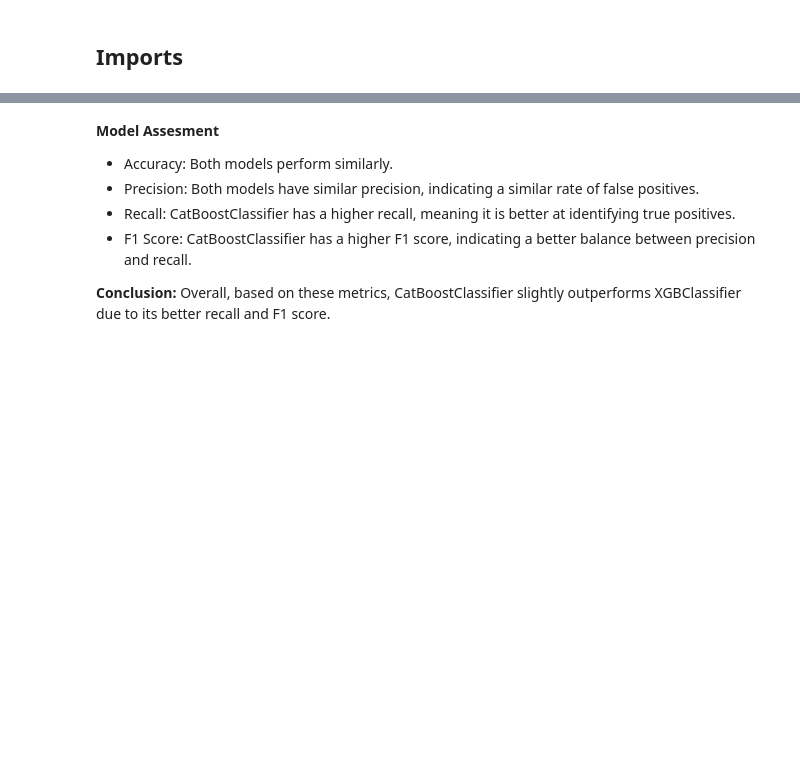
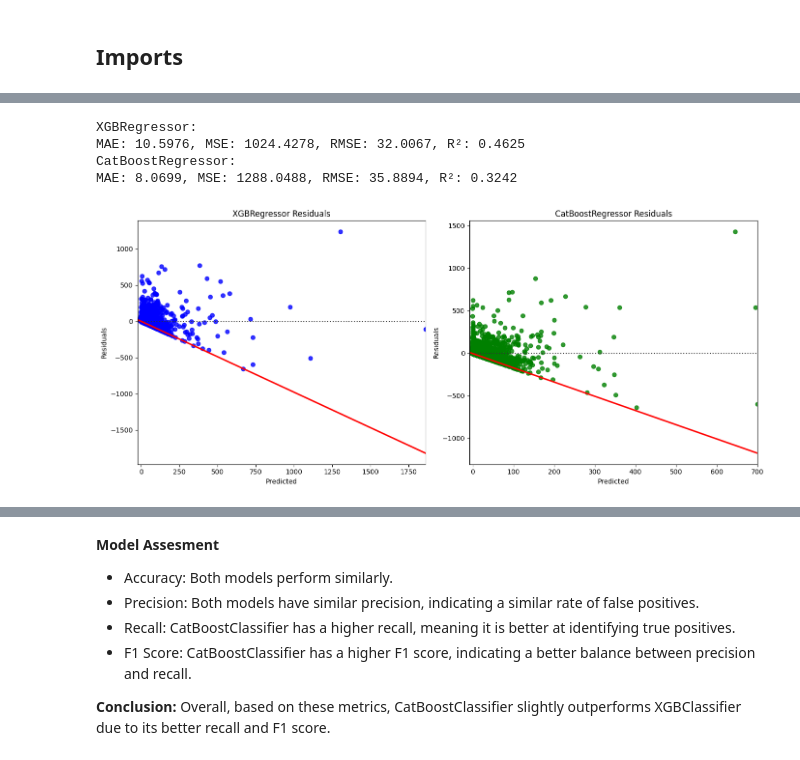
Before and after one commit to gregorywmorris/cdnow-customer-value, a Jupyter notebook: src/notebooks/customer_ltv.ipynb, the cells around one changed output, grey strips where cells are left out. Cells and saved outputs as stored; diff of their text form; code cells hidden in the pictures; blank space fills up the shorter version.

Commit message:
final regression model using ensemble

```diff
--- a/src/notebooks/customer_ltv.ipynb
+++ b/src/notebooks/customer_ltv.ipynb
@@ -510,0 +517,12 @@ The standard deviation (43.65) is a measure of the spread or variability in the
+# %%
+# To load the models back
+best_xgb_reg_model = joblib.load('../artifacts/best_xgb_reg_model.pkl')
+best_cat_reg_model = joblib.load('../artifacts/best_cat_reg_model.pkl')
+# %%
+# Load Predictions
+xgb_reg_predictions = joblib.load('../artifacts/xgb_reg_predictions.pkl')
+cat_reg_predictions = joblib.load('../artifacts/cat_reg_predictions.pkl')
+# %%
+# load features and set y_reg
+features_df = joblib.load('../artifacts/features_df.pkl')
+y_reg = features_df['spend_90_total']
@@ -510,0 +537,34 @@ The standard deviation (43.65) is a measure of the spread or variability in the
+# %%
+# Evaluate models
+xgb_mae, xgb_mse, xgb_rmse, xgb_r2 = evaluate_model(xgb_reg_predictions, y_reg)
+cat_mae, cat_mse, cat_rmse, cat_r2 = evaluate_model(cat_reg_predictions, y_reg)
+
+print("XGBRegressor:")
+print(f"MAE: {xgb_mae:.4f}, MSE: {xgb_mse:.4f}, RMSE: {xgb_rmse:.4f}, R²: {xgb_r2:.4f}")
+print("CatBoostRegressor:")
+print(f"MAE: {cat_mae:.4f}, MSE: {cat_mse:.4f}, RMSE: {cat_rmse:.4f}, R²: {cat_r2:.4f}")
+# %% [output]
+XGBRegressor:
+MAE: 10.5976, MSE: 1024.4278, RMSE: 32.0067, R²: 0.4625
+CatBoostRegressor:
+MAE: 8.0699, MSE: 1288.0488, RMSE: 35.8894, R²: 0.3242
+# %%
+# Residual plots
+plt.figure(figsize=(14, 6))
+
+plt.subplot(1, 2, 1)
+sns.residplot(x=xgb_reg_predictions, y=y_reg - xgb_reg_predictions, lowess=True, color='blue', line_kws={'color': 'red'})
+plt.title('XGBRegressor Residuals')
+plt.xlabel('Predicted')
+plt.ylabel('Residuals')
+
+plt.subplot(1, 2, 2)
+sns.residplot(x=cat_reg_predictions, y=y_reg - cat_reg_predictions, lowess=True, color='green', line_kws={'color': 'red'})
+plt.title('CatBoostRegressor Residuals')
+plt.xlabel('Predicted')
+plt.ylabel('Residuals')
+
+plt.tight_layout()
+plt.show()
+# %% [output]
+[figure, added]
```
Also changed, not shown: parts of 110 cells of this notebook, 23 other files.
